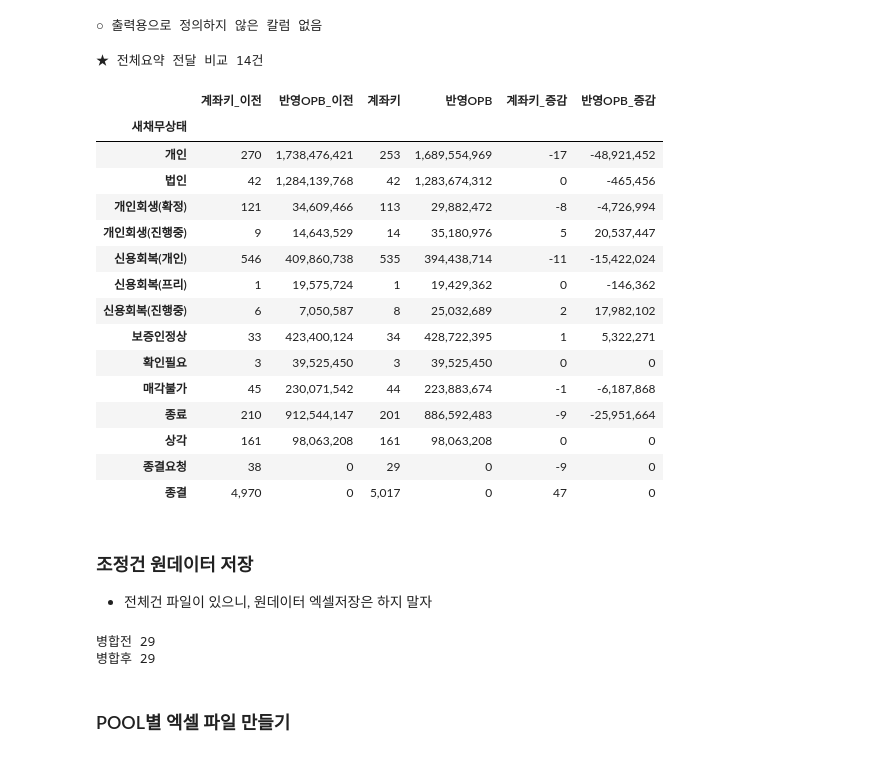
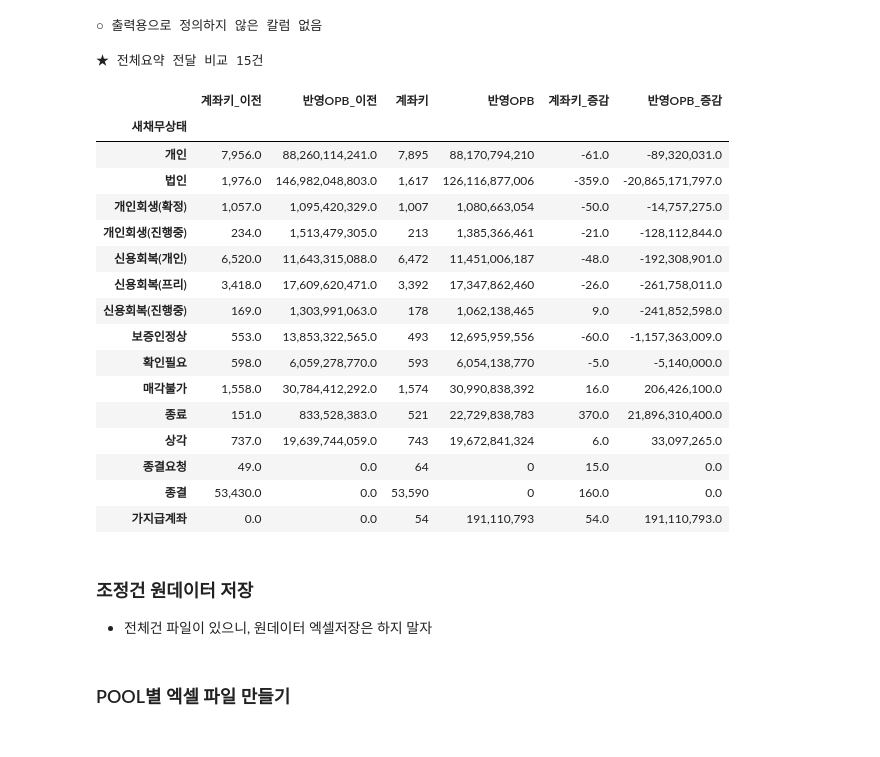
Before and after one commit to jbmyou/company_work, a Jupyter notebook: fileNaming/자산정리/4.전산_자산정리_통합_v2-2_파산하단하면유지.ipynb, the cells around one changed output. Saved outputs shown, nothing was run; the diff lists cells and outputs as text; code cells hidden in the pictures.

```diff
--- a/fileNaming/자산정리/4.전산_자산정리_통합_v2-2_파산하단하면유지.ipynb
+++ b/fileNaming/자산정리/4.전산_자산정리_통합_v2-2_파산하단하면유지.ipynb
@@ -71,8 +71,8 @@ deposit_dtype = functions.deposit_dtype
 # %%
 # 변수들
 ##################################
-dc엑셀출력 = True  ################
-company = "대성"      # 솔림 or 대성
+dc엑셀출력 = False  ################
+company = "솔림"      # 솔림 or 대성
 basedate = "260930"
 ##################################
 basedate_dt = pd.to_datetime(basedate, format="%y%m%d")
@@ -559,7 +555,7 @@ print('중복제거전', len(installment), '중복제거', len(installment_차
 # %%
  # 금감원용으로는 False #####################
 #############################################
-새채무자키사용 = True  # True / False (금감원용으로는 False) 보증인 없는 계좌도 보증인 있는 계좌로 인식
+새채무자키사용 = False  # True / False (금감원용으로는 False) 보증인 없는 계좌도 보증인 있는 계좌로 인식
 
 # 법인약정건
 #############################################################################
@@ -888,7 +895,7 @@ print(f'기준데이터 약정 : {len(installment_d)}건, raw_data 약정 : {새
 # %%
 # 확인결과 신복 삭제가 맞다면 삭제 (loc 방식으로 n번째 행삭제가 아니라 인덱스 레이블이 n인 행을 삭제함)
 ##############################
-drop_index = []  # 삭제할 행의 인덱스 레이블
+drop_index = [609]  # 삭제할 행의 인덱스 레이블
 ##############################
 if len(삭제할것확인)>0 :
     credit_d.drop(drop_index, inplace=True)
@@ -967,10 +985,10 @@ check조정_index
 # # # error건 수정
 # # 새채무상태.loc[error_index, "상태구분2"] = ""
 
-# # ! 이거 안 하면 안 됨(전체에서도 빠져버림)
-# # 조정건 상태 수정(기준데이터 없는건) :
-# # 대부분 개회-항고후14일이내, 신복-제외,실효취소,채권신고중인 건. 정상(무담보)로 처리(기준데이터가 없으므로 개회나 신복으로 처리할 수 없음)
-# 새채무상태.loc[check조정_index, "상태구분2"] = ["정상","정상","신용회복(완납)"] + ["정상"]*20
+# ! ★★★★★ 이거 안 하면 안 됨(전체에서도 빠져버림)
+# 조정건 상태 수정(기준데이터 없는건) :
+# 대부분 개회-항고후14일이내, 신복-제외,실효취소,채권신고중인 건. 정상(무담보)로 처리(기준데이터가 없으므로 개회나 신복으로 처리할 수 없음)
+새채무상태.loc[check조정_index, "상태구분2"] = ["정상","정상","신용회복(완납)","신용회복(완납)"] + ["정상"]*12
 # %% [markdown]
 ##### 다중채무상태
 # %%
@@ -1754,7 +1797,7 @@ if False :
 
 # 전체요약
 ###############################
-previous_cutoff = "260731"
+previous_cutoff = "260831"
 이전파일_새채무자키사용 = True
 ###############################
 이전파일 = pd.read_parquet(join(wd, previous_cutoff, "parquet", "2."+ company +"_전체_원데이터_"+previous_cutoff+ "_by새채무자키.parquet" if 이전파일_새채무자키사용 else ".parquet"))
@@ -1778,48 +1821,49 @@ if True :
 
 
 # 전체 저장하기
     # 파일명 : 새채무자키에 따라 보증인상태 추렸는지
 if 새채무자키사용 : path_raw_data = join(wd, basedate, 원데이터파일명["전체"]+"_by새채무자키")
 else : path_raw_data = join(wd, basedate, 원데이터파일명["전체"])
 
     # parquet 저장
 if 새채무자키사용 : functions.to_parquet(raw_data, join(wd, basedate, "parquet", 원데이터파일명["전체"] + "_by새채무자키" + ".parquet"))
 else : functions.to_parquet(raw_data, join(wd, basedate, "parquet", 원데이터파일명["전체"] + ".parquet"))
 
     # 엑셀 파일로 저장
 if not os.path.exists(path_raw_data + ".xlsx"):
     param = {'mode' : 'w'}
 else :
     param = {'mode' : 'a', 'if_sheet_exists' : 'replace'}
 
 with pd.ExcelWriter(path_raw_data + ".xlsx", engine='openpyxl', **param) as writer :
     raw_data.to_excel(writer, sheet_name="리스트", index=False)
     전체요약.to_excel(writer, sheet_name='요약', index=True)
 
 # 특정 매각사만 저장하기
 # cond = "스마트저축-01" ###################################
 # raw_data[raw_data.매각사구분==cond].to_excel(join(wd, cond+"_원데이터_"+basedate+".xlsx"), index=False)
 
 
 # ###### 금감원 용으로 새채무자키 false 할 때는 여기까지만 실해하면 됨 #######
 # %% [output]
-★ 전체요약 전달 비교 14건
+★ 전체요약 전달 비교 15건
 |  | 계좌키_이전 | 반영OPB_이전 | 계좌키 | 반영OPB | 계좌키_증감 | 반영OPB_증감 |
 | 새채무상태 |  |  |  |  |  |  |
-| 개인 | 270 | 1,738,476,421 | 253 | 1,689,554,969 | -17 | -48,921,452 |
-| 법인 | 42 | 1,284,139,768 | 42 | 1,283,674,312 | 0 | -465,456 |
-| 개인회생(확정) | 121 | 34,609,466 | 113 | 29,882,472 | -8 | -4,726,994 |
-| 개인회생(진행중) | 9 | 14,643,529 | 14 | 35,180,976 | 5 | 20,537,447 |
-| 신용회복(개인) | 546 | 409,860,738 | 535 | 394,438,714 | -11 | -15,422,024 |
-| 신용회복(프리) | 1 | 19,575,724 | 1 | 19,429,362 | 0 | -146,362 |
-| 신용회복(진행중) | 6 | 7,050,587 | 8 | 25,032,689 | 2 | 17,982,102 |
-| 보증인정상 | 33 | 423,400,124 | 34 | 428,722,395 | 1 | 5,322,271 |
-| 확인필요 | 3 | 39,525,450 | 3 | 39,525,450 | 0 | 0 |
-| 매각불가 | 45 | 230,071,542 | 44 | 223,883,674 | -1 | -6,187,868 |
-| 종료 | 210 | 912,544,147 | 201 | 886,592,483 | -9 | -25,951,664 |
-| 상각 | 161 | 98,063,208 | 161 | 98,063,208 | 0 | 0 |
-| 종결요청 | 38 | 0 | 29 | 0 | -9 | 0 |
-| 종결 | 4,970 | 0 | 5,017 | 0 | 47 | 0 |
+| 개인 | 7,956.0 | 88,260,114,241.0 | 7,895 | 88,170,794,210 | -61.0 | -89,320,031.0 |
+| 법인 | 1,976.0 | 146,982,048,803.0 | 1,617 | 126,116,877,006 | -359.0 | -20,865,171,797.0 |
+| 개인회생(확정) | 1,057.0 | 1,095,420,329.0 | 1,007 | 1,080,663,054 | -50.0 | -14,757,275.0 |
+| 개인회생(진행중) | 234.0 | 1,513,479,305.0 | 213 | 1,385,366,461 | -21.0 | -128,112,844.0 |
+| 신용회복(개인) | 6,520.0 | 11,643,315,088.0 | 6,472 | 11,451,006,187 | -48.0 | -192,308,901.0 |
+| 신용회복(프리) | 3,418.0 | 17,609,620,471.0 | 3,392 | 17,347,862,460 | -26.0 | -261,758,011.0 |
+| 신용회복(진행중) | 169.0 | 1,303,991,063.0 | 178 | 1,062,138,465 | 9.0 | -241,852,598.0 |
+| 보증인정상 | 553.0 | 13,853,322,565.0 | 493 | 12,695,959,556 | -60.0 | -1,157,363,009.0 |
+| 확인필요 | 598.0 | 6,059,278,770.0 | 593 | 6,054,138,770 | -5.0 | -5,140,000.0 |
+| 매각불가 | 1,558.0 | 30,784,412,292.0 | 1,574 | 30,990,838,392 | 16.0 | 206,426,100.0 |
+| 종료 | 151.0 | 833,528,383.0 | 521 | 22,729,838,783 | 370.0 | 21,896,310,400.0 |
+| 상각 | 737.0 | 19,639,744,059.0 | 743 | 19,672,841,324 | 6.0 | 33,097,265.0 |
+| 종결요청 | 49.0 | 0.0 | 64 | 0 | 15.0 | 0.0 |
+| 종결 | 53,430.0 | 0.0 | 53,590 | 0 | 160.0 | 0.0 |
+| 가지급계좌 | 0.0 | 0.0 | 54 | 191,110,793 | 54.0 | 191,110,793.0 |
 # %% [markdown]
 ### 조정건 원데이터 저장
 - 전체건 파일이 있으니, 원데이터 엑셀저장은 하지 말자
@@ -1919,9 +1963,6 @@ functions.to_parquet(installment, join(wd, basedate, "parquet", 원데이터파
 
 # # # # with pd.ExcelWriter(join(wd, basedate, "2."+ company +"_약정분납_원데이터_"+basedate+".xlsx"), engine='openpyxl', mode = 'w') as writer :
 # # # #     installment.to_excel(writer, sheet_name="차주", index=False)
-# %% [output]
-병합전 29
-병합후 29
 # %% [markdown]
 ### POOL별 엑셀 파일 만들기
 # %%
```
Also changed, not shown: parts of 33 cells of this notebook, 6 other files.
